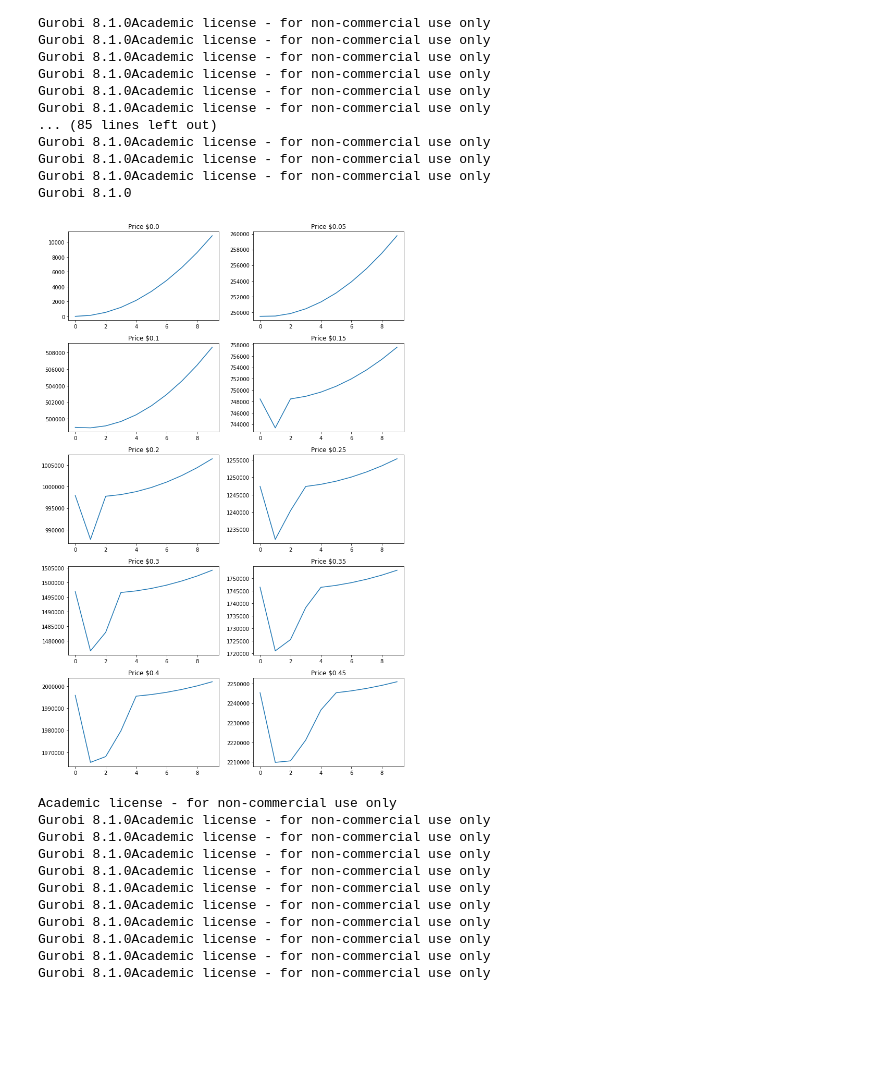
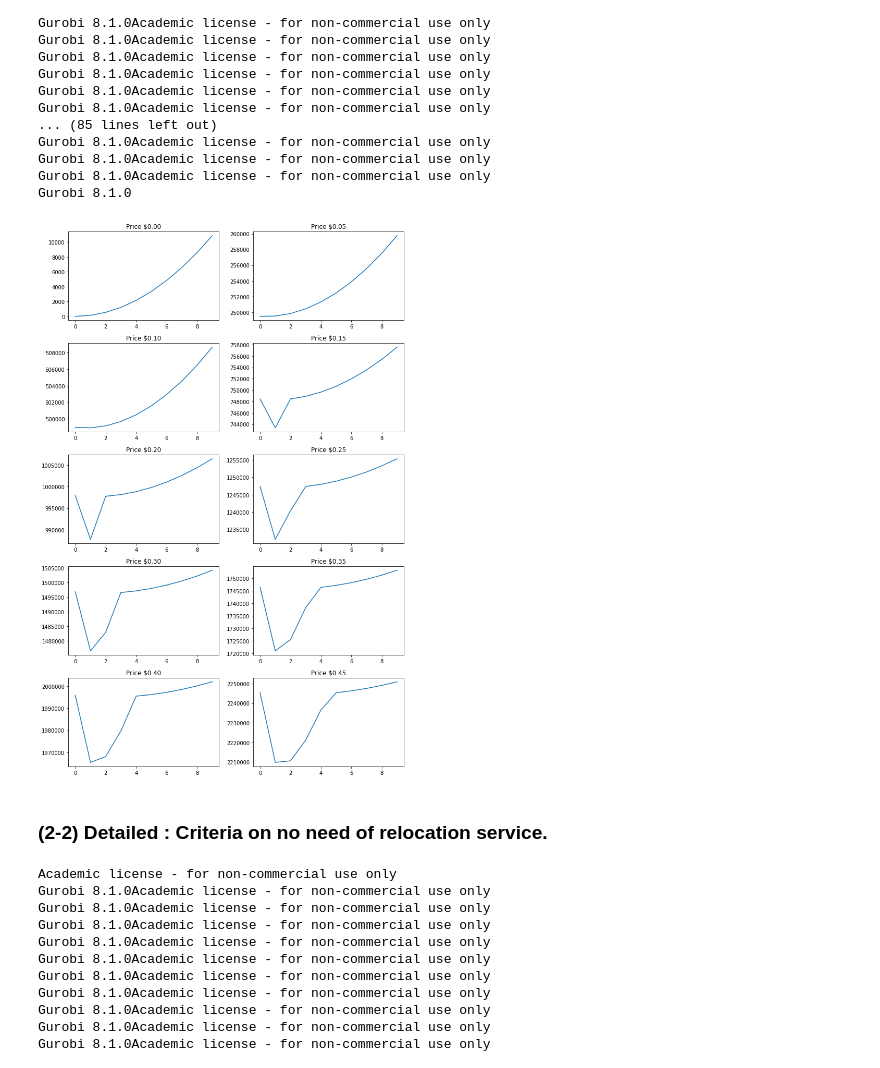
Before and after one commit to yyul10/LA_metro_bike_relocation, a Jupyter notebook: LA_metro_bike-relocation.ipynb, the cells around one changed output. Saved outputs shown, nothing was run; the diff lists cells and outputs as text; code cells hidden in the pictures; blank space fills up the shorter version.

```diff
--- a/LA_metro_bike-relocation.ipynb
+++ b/LA_metro_bike-relocation.ipynb
@@ -988,7 +978,7 @@ fig2 = plt.figure(figsize=(10,20))
 
 for i in range(10):
     plt.subplot(5, 2, i+1)
-    plt.title('Price ${0}'.format((i+25)/10))
+    plt.title('Price ${0:.2f}'.format((i+25)/10))
     plt.plot(range(10), Operation_list_detail[i])
 
 plt.tight_layout()
@@ -1069,15 +1057,17 @@ Gurobi 8.1.0
 # %%
 fig3 = plt.figure(figsize=(10,15))
 
 for i in range(10):
     plt.subplot(5, 2, i+1)
-    plt.title('Price ${0}'.format((i)/20))
+    plt.title('Price ${0:.2f}'.format((i)/20))
     plt.plot(range(10), Operation_list_nn[i])
 
 plt.tight_layout()
 plt.show()
 # %% [output]
-[figure, old version]
+[figure, new version]
+# %% [markdown]
+### (2-2) Detailed : Criteria on no need of relocation service.
 # %%
 from pyomo.environ import *
 
```
Also changed, not shown: parts of 12 cells of this notebook.
